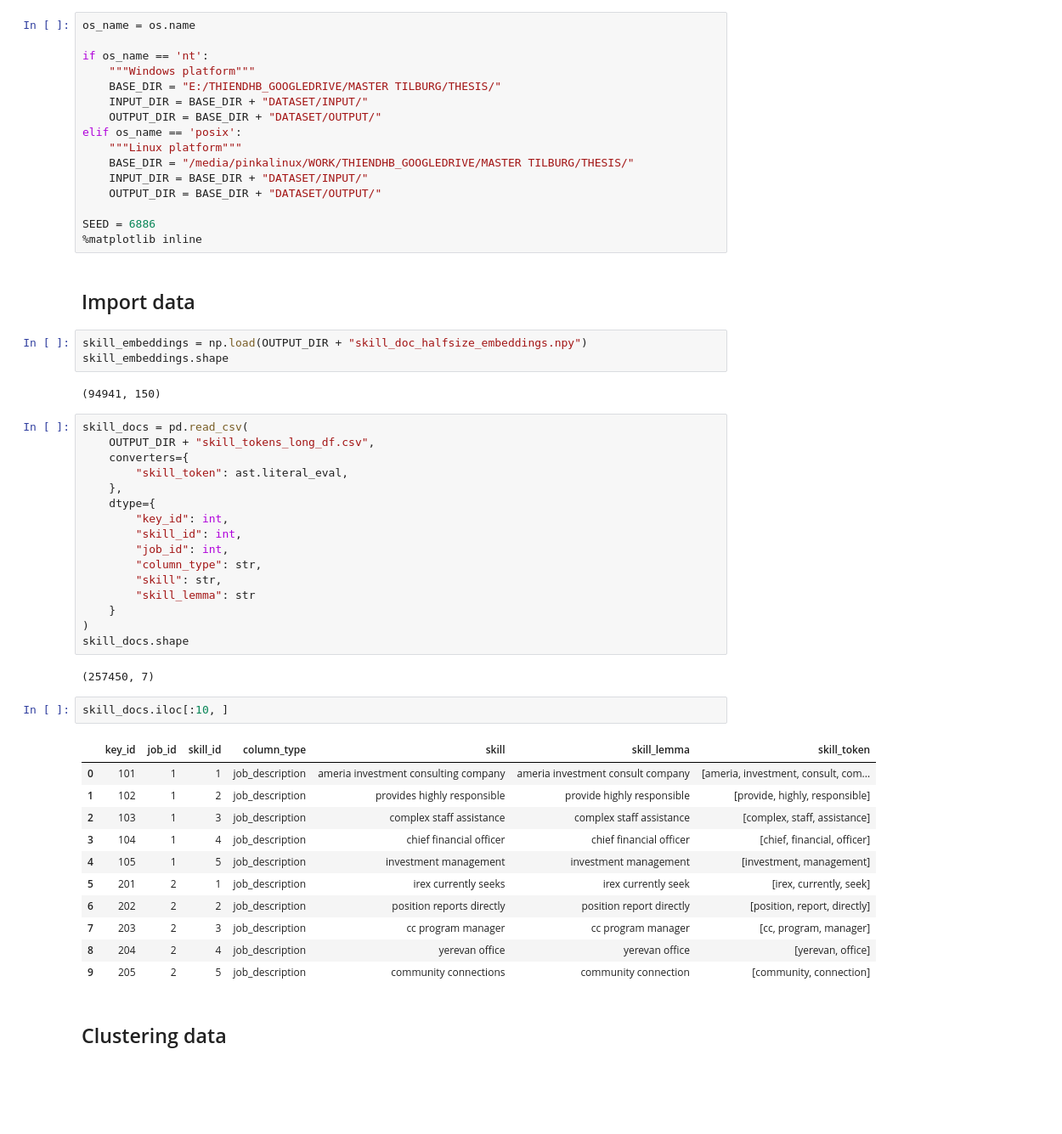
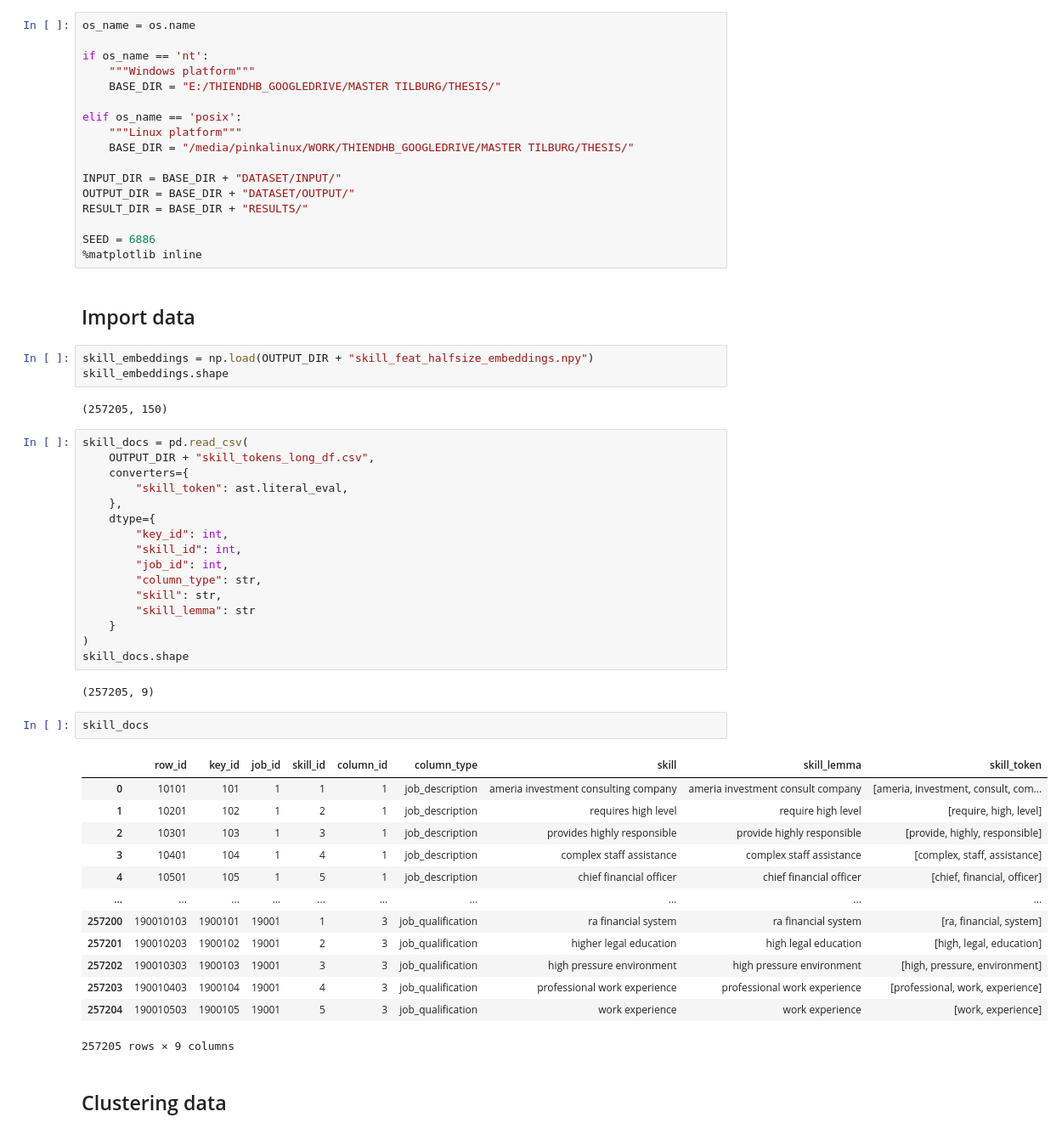
Before and after one commit to dhbangtroi/dss-thesis, a Jupyter notebook: CODES/03_job-skills_05c_halfsize-clustering-hdbscan.ipynb, the cells around one changed output. Shown at 85% size. Cells and saved outputs as stored; diff of their text form; blank space fills up the shorter version.

```diff
--- a/CODES/03_job-skills_05c_halfsize-clustering-hdbscan.ipynb
+++ b/CODES/03_job-skills_05c_halfsize-clustering-hdbscan.ipynb
@@ -35,23 +35,24 @@ os_name = os.name
 if os_name == 'nt':
     """Windows platform"""
     BASE_DIR = "E:/THIENDHB_GOOGLEDRIVE/MASTER TILBURG/THESIS/"
-    INPUT_DIR = BASE_DIR + "DATASET/INPUT/"
-    OUTPUT_DIR = BASE_DIR + "DATASET/OUTPUT/"
+
 elif os_name == 'posix':
     """Linux platform"""
     BASE_DIR = "/media/pinkalinux/WORK/THIENDHB_GOOGLEDRIVE/MASTER TILBURG/THESIS/"
-    INPUT_DIR = BASE_DIR + "DATASET/INPUT/"
-    OUTPUT_DIR = BASE_DIR + "DATASET/OUTPUT/"
+
+INPUT_DIR = BASE_DIR + "DATASET/INPUT/"
+OUTPUT_DIR = BASE_DIR + "DATASET/OUTPUT/"
+RESULT_DIR = BASE_DIR + "RESULTS/"
 
 SEED = 6886
 %matplotlib inline
 # %% [markdown]
 ## Import data
 # %%
-skill_embeddings = np.load(OUTPUT_DIR + "skill_doc_halfsize_embeddings.npy")
+skill_embeddings = np.load(OUTPUT_DIR + "skill_feat_halfsize_embeddings.npy")
 skill_embeddings.shape
 # %% [output]
-(94941, 150)
+(257205, 150)
 # %%
 skill_docs = pd.read_csv(
     OUTPUT_DIR + "skill_tokens_long_df.csv",
@@ -69,21 +70,23 @@ skill_docs = pd.read_csv(
 )
 skill_docs.shape
 # %% [output]
-(257450, 7)
+(257205, 9)
 # %%
-skill_docs.iloc[:10, ]
+skill_docs
 # %% [output]
-|  | key_id | job_id | skill_id | column_type | skill | skill_lemma | skill_token |
-| 0 | 101 | 1 | 1 | job_description | ameria investment consulting company | ameria investment consult company | [ameria, investment, consult, com... |
-| 1 | 102 | 1 | 2 | job_description | provides highly responsible | provide highly responsible | [provide, highly, responsible] |
-| 2 | 103 | 1 | 3 | job_description | complex staff assistance | complex staff assistance | [complex, staff, assistance] |
-| 3 | 104 | 1 | 4 | job_description | chief financial officer | chief financial officer | [chief, financial, officer] |
-| 4 | 105 | 1 | 5 | job_description | investment management | investment management | [investment, management] |
-| 5 | 201 | 2 | 1 | job_description | irex currently seeks | irex currently seek | [irex, currently, seek] |
-| 6 | 202 | 2 | 2 | job_description | position reports directly | position report directly | [position, report, directly] |
-| 7 | 203 | 2 | 3 | job_description | cc program manager | cc program manager | [cc, program, manager] |
-| 8 | 204 | 2 | 4 | job_description | yerevan office | yerevan office | [yerevan, office] |
-| 9 | 205 | 2 | 5 | job_description | community connections | community connection | [community, connection] |
+|  | row_id | key_id | job_id | skill_id | column_id | column_type | skill | skill_lemma | skill_token |
+| 0 | 10101 | 101 | 1 | 1 | 1 | job_description | ameria investment consulting company | ameria investment consult company | [ameria, investment, consult, com... |
+| 1 | 10201 | 102 | 1 | 2 | 1 | job_description | requires high level | require high level | [require, high, level] |
+| 2 | 10301 | 103 | 1 | 3 | 1 | job_description | provides highly responsible | provide highly responsible | [provide, highly, responsible] |
+| 3 | 10401 | 104 | 1 | 4 | 1 | job_description | complex staff assistance | complex staff assistance | [complex, staff, assistance] |
+| 4 | 10501 | 105 | 1 | 5 | 1 | job_description | chief financial officer | chief financial officer | [chief, financial, officer] |
+| ... | ... | ... | ... | ... | ... | ... | ... | ... | ... |
+| 257200 | 190010103 | 1900101 | 19001 | 1 | 3 | job_qualification | ra financial system | ra financial system | [ra, financial, system] |
+| 257201 | 190010203 | 1900102 | 19001 | 2 | 3 | job_qualification | higher legal education | high legal education | [high, legal, education] |
+| 257202 | 190010303 | 1900103 | 19001 | 3 | 3 | job_qualification | high pressure environment | high pressure environment | [high, pressure, environment] |
+| 257203 | 190010403 | 1900104 | 19001 | 4 | 3 | job_qualification | professional work experience | professional work experience | [professional, work, experience] |
+| 257204 | 190010503 | 1900105 | 19001 | 5 | 3 | job_qualification | work experience | work experience | [work, experience] |
+257205 rows × 9 columns
 # %% [markdown]
 ## Clustering data
 # %% [markdown]
```
Also changed, not shown: parts of 45 cells of this notebook, 6 other files.
